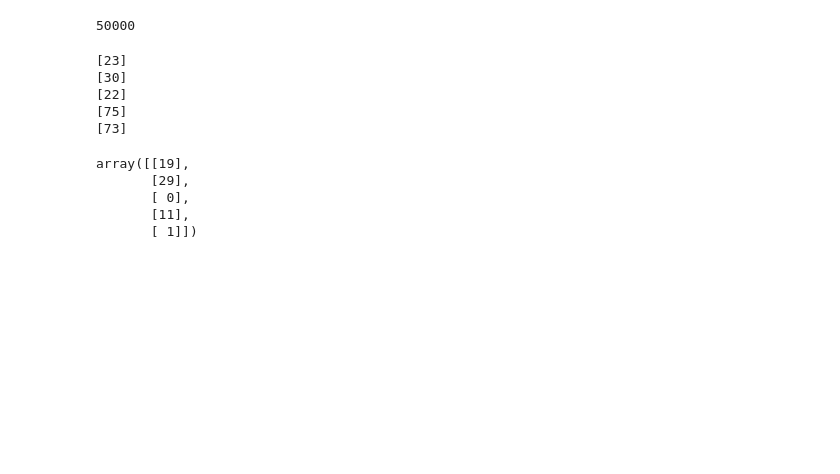
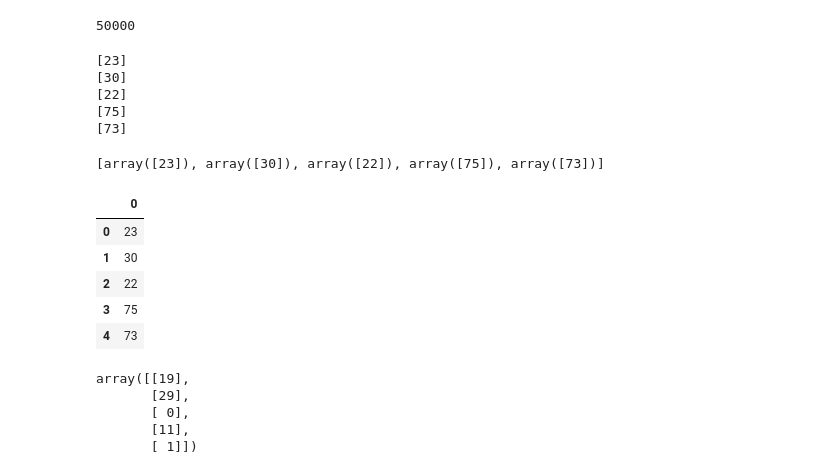
Before and after one commit to KonuTech/CIFAR-10-object-recognition-in-images-techniques, a Jupyter notebook: image_classification.ipynb, the cells around one changed output. Cells and saved outputs as stored; diff of their text form; code cells hidden in the pictures; blank space fills up the shorter version.

```diff
--- a/image_classification.ipynb
+++ b/image_classification.ipynb
@@ -31,12 +31,26 @@ labels_to_show = []
 for i in range(len(y_train)):
     if (i + 1) % 10000 == 0:
         print(y_train[i])
+        labels_to_show.append(y_train[i])
 # %% [output]
 [23]
 [30]
 [22]
 [75]
 [73]
+# %%
+labels_to_show
+# %% [output]
+[array([23]), array([30]), array([22]), array([75]), array([73])]
+# %%
+pd.DataFrame(labels_to_show)
+# %% [output]
+|  | 0 |
+| 0 | 23 |
+| 1 | 30 |
+| 2 | 22 |
+| 3 | 75 |
+| 4 | 73 |
 # %%
 y_train[0:5]
 # %% [output]
```
